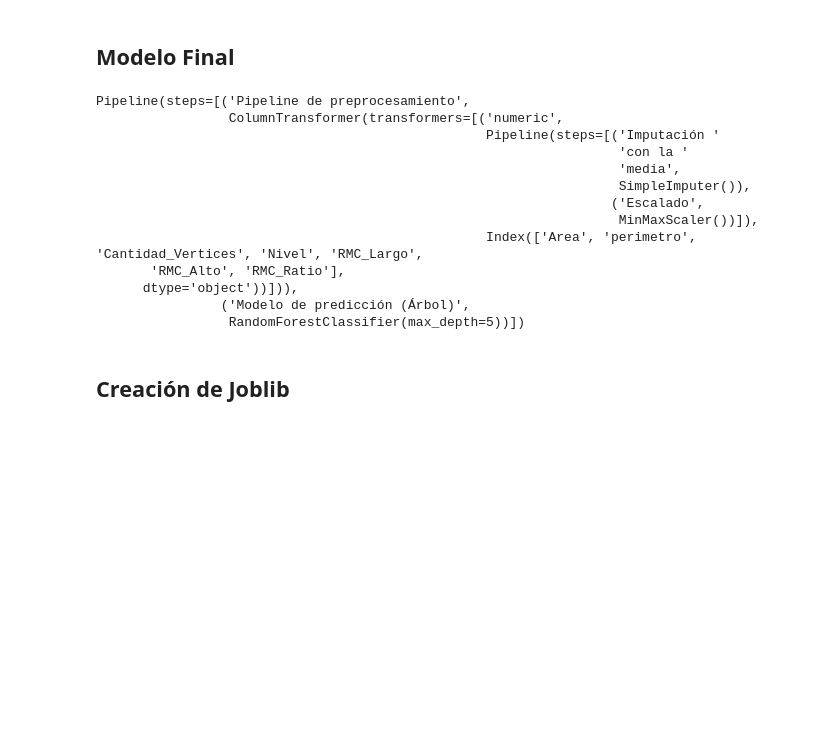
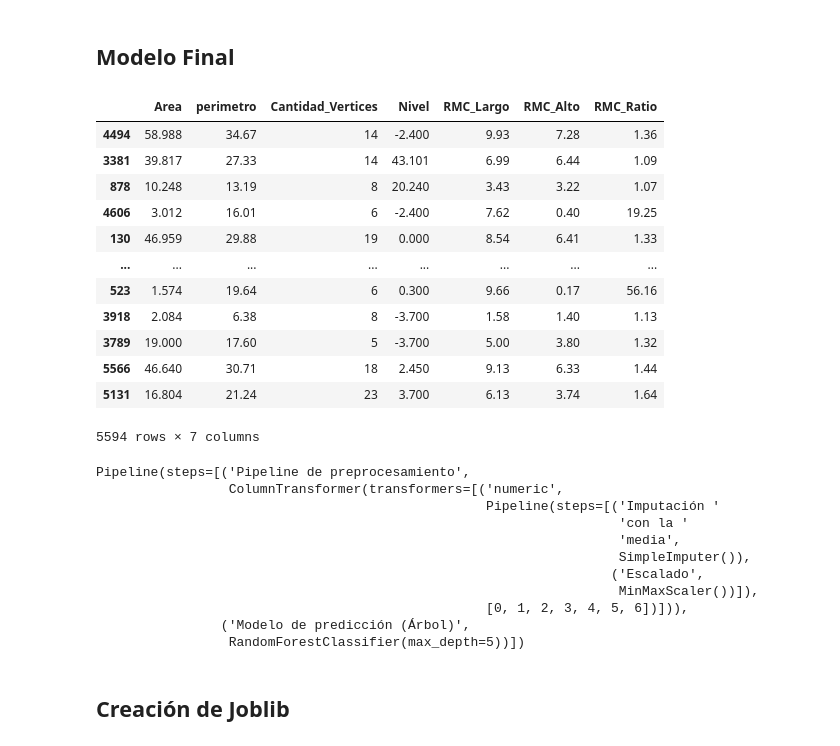
Before and after one commit to german-arq/MIA-Electiva2-ProyectoFinal, a Jupyter notebook: Electiva2-ProyectoFinal.ipynb, the cells around one changed output. Cells and saved outputs as stored; diff of their text form; code cells hidden in the pictures; blank space fills up the shorter version.

Commit message:
Notebook para Prueba del modelo

```diff
--- a/Electiva2-ProyectoFinal.ipynb
+++ b/Electiva2-ProyectoFinal.ipynb
@@ -247,25 +247,25 @@ y_train = train["Tipo_Area_PH"]
 # %%
 # Modelo Decision Tree
 model_dtc = DecisionTreeClassifier()
-model_dtc.fit(X_train, y_train)
+model_dtc.fit(X_train_final, y_train_final)
 # %% [output]
 DecisionTreeClassifier()
 # %%
 # Modelo Regresión Logística
 model_rl = LogisticRegression()
-model_rl.fit(X_train, y_train)
+model_rl.fit(X_train_final, y_train_final)
 # %% [output]
 LogisticRegression()
 # %%
 # Modelo Random Forest
 model_rf = RandomForestClassifier()
-model_rf.fit(X_train, y_train)
+model_rf.fit(X_train_final, y_train_final)
 # %% [output]
 RandomForestClassifier()
 # %%
 # Modelo SVM
 model_svm = svm.SVC()
-model_svm.fit(X_train, y_train)
+model_svm.fit(X_train_final, y_train_final)
 # %% [output]
 SVC()
 # %% [markdown]
@@ -429,5 +427,21 @@ X_train_best_model = train[caracteristicas_seleccionadas]
+# %%
+X_train_final
+# %% [output]
+|  | Area | perimetro | Cantidad_Vertices | Nivel | RMC_Largo | RMC_Alto | RMC_Ratio |
+| 4494 | 58.988 | 34.67 | 14 | -2.400 | 9.93 | 7.28 | 1.36 |
+| 3381 | 39.817 | 27.33 | 14 | 43.101 | 6.99 | 6.44 | 1.09 |
+| 878 | 10.248 | 13.19 | 8 | 20.240 | 3.43 | 3.22 | 1.07 |
+| 4606 | 3.012 | 16.01 | 6 | -2.400 | 7.62 | 0.40 | 19.25 |
+| 130 | 46.959 | 29.88 | 19 | 0.000 | 8.54 | 6.41 | 1.33 |
+| ... | ... | ... | ... | ... | ... | ... | ... |
+| 523 | 1.574 | 19.64 | 6 | 0.300 | 9.66 | 0.17 | 56.16 |
+| 3918 | 2.084 | 6.38 | 8 | -3.700 | 1.58 | 1.40 | 1.13 |
+| 3789 | 19.000 | 17.60 | 5 | -3.700 | 5.00 | 3.80 | 1.32 |
+| 5566 | 46.640 | 30.71 | 18 | 2.450 | 9.13 | 6.33 | 1.44 |
+| 5131 | 16.804 | 21.24 | 23 | 3.700 | 6.13 | 3.74 | 1.64 |
+5594 rows × 7 columns
 # %%
-final_pipeline_bestmodel.fit(X_train_best_model, y_train)
+final_pipeline_bestmodel.fit(X_train_final, y_train_final)
 # %% [output]
 Pipeline(steps=[('Pipeline de preprocesamiento',
                  ColumnTransformer(transformers=[('numeric',
@@ -437,9 +451,7 @@ Pipeline(steps=[('Pipeline de preprocesamiento',
                                                                    SimpleImputer()),
                                                                   ('Escalado',
                                                                    MinMaxScaler())]),
-                                                  Index(['Area', 'perimetro', 'Cantidad_Vertices', 'Nivel', 'RMC_Largo',
-       'RMC_Alto', 'RMC_Ratio'],
-      dtype='object'))])),
+                                                  [0, 1, 2, 3, 4, 5, 6])])),
                 ('Modelo de predicción (Árbol)',
                  RandomForestClassifier(max_depth=5))])
 # %% [markdown]
```
Also changed, not shown: parts of 15 cells of this notebook, 3 other files.
